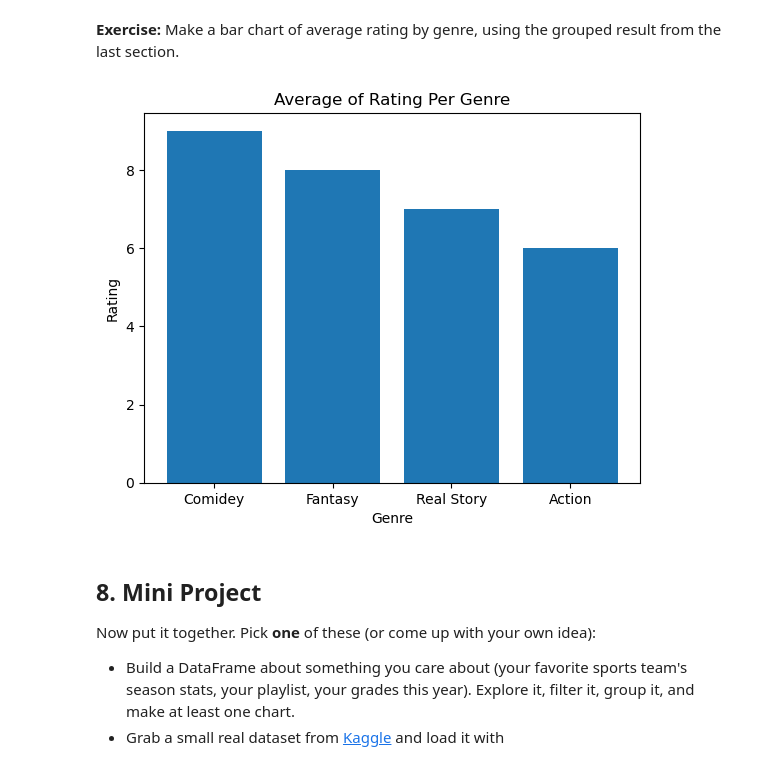
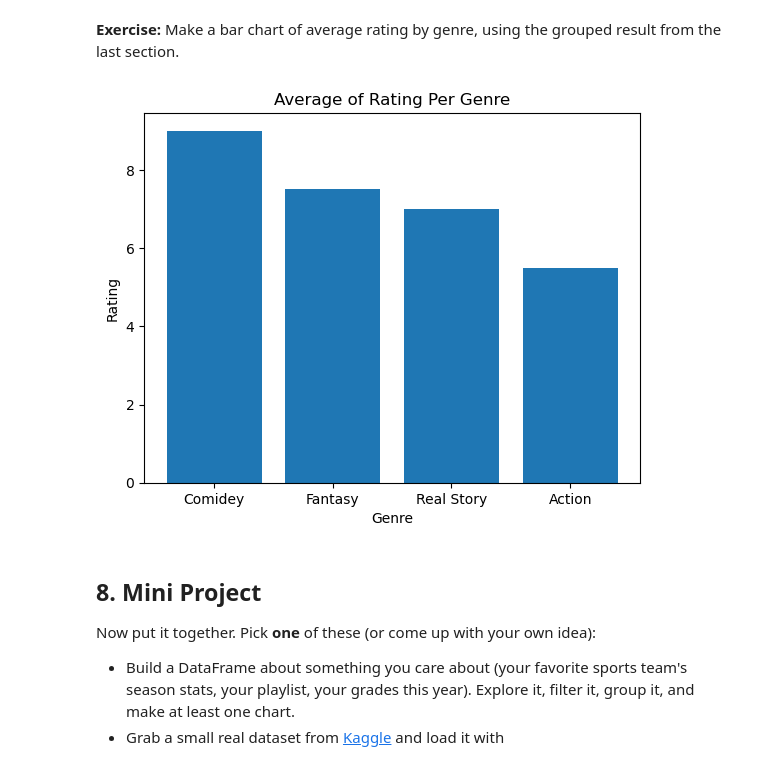
Before and after one commit to Summer-2026-Coding-Club/data-science-fundamentals, a Jupyter notebook: 01_numpy_and_pandas_basics.ipynb, the cells around one changed output. Saved outputs shown, nothing was run; the diff lists cells and outputs as text; code cells hidden in the pictures.

```diff
--- a/01_numpy_and_pandas_basics.ipynb
+++ b/01_numpy_and_pandas_basics.ipynb
@@ -277,8 +277,8 @@ Name: test_score, dtype: float64
 **Exercise:** Group your movies/songs DataFrame by `genre` and find the average rating per genre.
 # %%
 # Your code here
-average_rating_per_genre = movies.groupby('genre')['rating'].mean()
-average_rating_per_genre.sort_values(ascending=False)
+average_rating_per_genre = movies.groupby('genre')['rating'].mean().sort_values(ascending=False)
+average_rating_per_genre
 # %% [output]
 genre
 Comidey       9.0
@@ -302,13 +302,13 @@ plt.show()
 **Exercise:** Make a bar chart of average rating by genre, using the grouped result from the last section.
 # %%
 # Your code here
-plt.bar(movies['genre'], movies['rating'])
+plt.bar(average_rating_per_genre.index, np.asarray(average_rating_per_genre.values))
 plt.xlabel("Genre")
 plt.ylabel("Rating")
 plt.title("Average of Rating Per Genre")
 plt.show()
 # %% [output]
-[figure, old version]
+[figure, new version]
 # %% [markdown]
 ## 8. Mini Project
 
```
